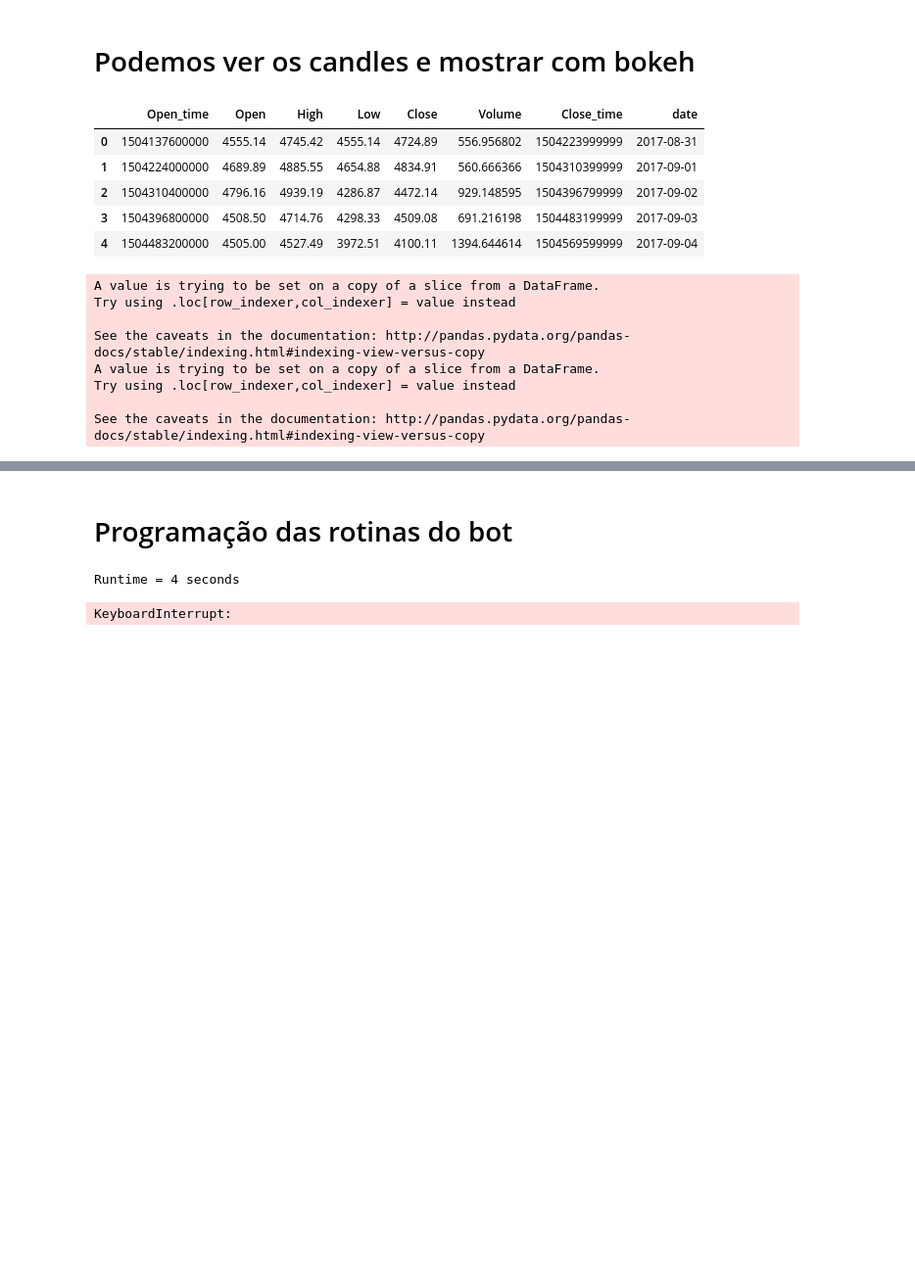
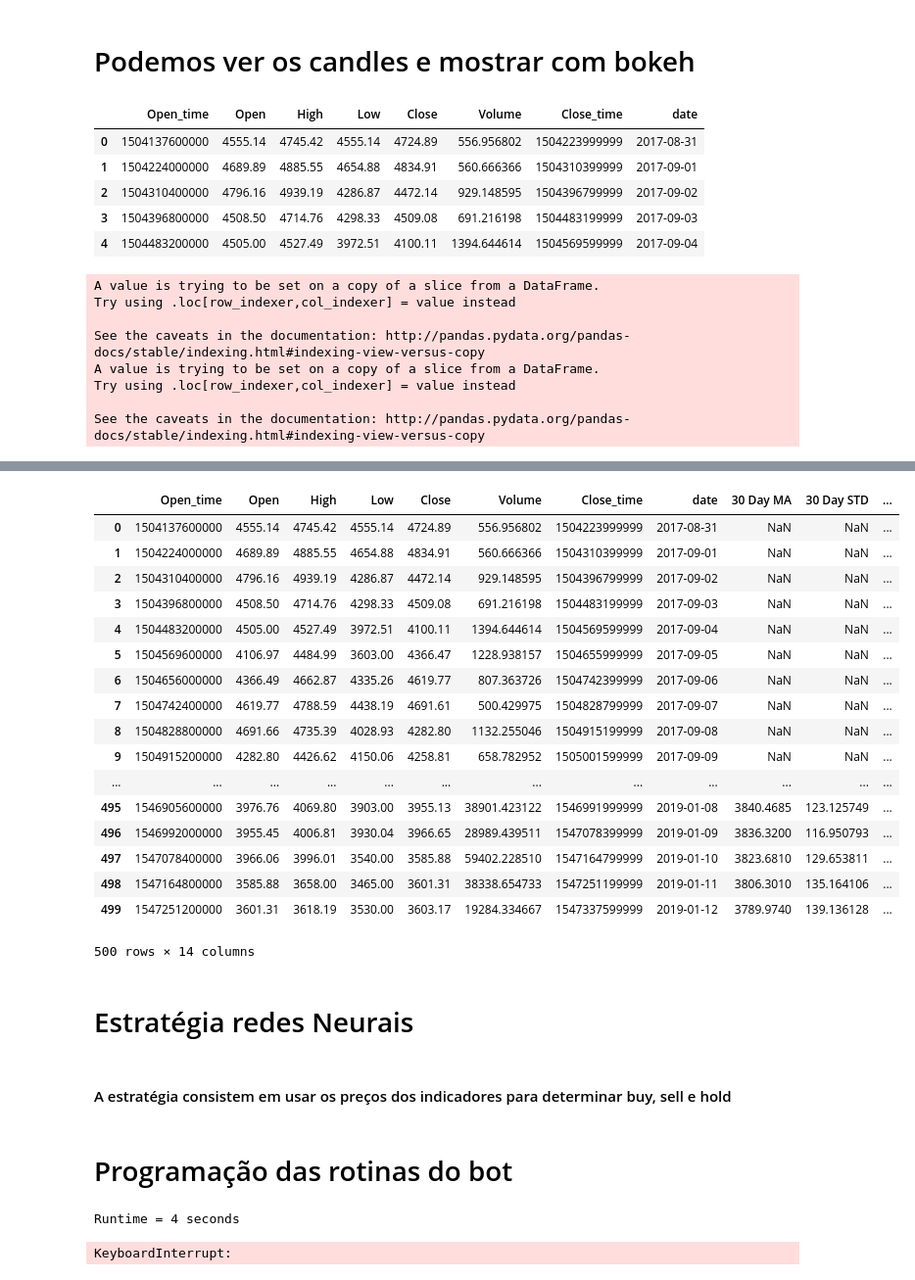
Before and after one commit to GabsGear/cpbr-2019-ktb, a Jupyter notebook: apre_jupyter/apresentacao.ipynb, the cells around one changed output, grey strips where cells are left out. Shown at 98% size. Saved outputs shown, nothing was run; the diff lists cells and outputs as text; code cells hidden in the pictures; blank space fills up the shorter version.

```diff
--- a/apre_jupyter/apresentacao.ipynb
+++ b/apre_jupyter/apresentacao.ipynb
@@ -167,10 +188,10 @@ class Bbands(Aquisition):
     def detectCross(self):
         self.calcBands()
         self.candles['up_cross'] = np.where((self.candles['Close'] >= self.candles['Upper Band'])
-                     , self.candles['Close'], 'NaN')
+                     , 1, 0)
 
         self.candles['down_cross'] = np.where((self.candles['Close'] <= self.candles['Lower Band'])
-             , self.candles['Close'],  'NaN')
+             , 1,  0)
 
         p = self.plotSetting(self.candles)
         p.circle(self.candles.date, self.candles['up_cross'], size=5, color="red", alpha=1)
@@ -215,3 +232,32 @@ bb.detectCross()
+# %%
+from pyti.exponential_moving_average import exponential_moving_average as ema
+
+candles = bb.candles
+
+candles
+# %% [output]
+|  | Open_time | Open | High | Low | Close | Volume | Close_time | date | 30 Day MA | 30 Day STD | ... |
+| 0 | 1504137600000 | 4555.14 | 4745.42 | 4555.14 | 4724.89 | 556.956802 | 1504223999999 | 2017-08-31 | NaN | NaN | ... |
+| 1 | 1504224000000 | 4689.89 | 4885.55 | 4654.88 | 4834.91 | 560.666366 | 1504310399999 | 2017-09-01 | NaN | NaN | ... |
+| 2 | 1504310400000 | 4796.16 | 4939.19 | 4286.87 | 4472.14 | 929.148595 | 1504396799999 | 2017-09-02 | NaN | NaN | ... |
+| 3 | 1504396800000 | 4508.50 | 4714.76 | 4298.33 | 4509.08 | 691.216198 | 1504483199999 | 2017-09-03 | NaN | NaN | ... |
+| 4 | 1504483200000 | 4505.00 | 4527.49 | 3972.51 | 4100.11 | 1394.644614 | 1504569599999 | 2017-09-04 | NaN | NaN | ... |
+| 5 | 1504569600000 | 4106.97 | 4484.99 | 3603.00 | 4366.47 | 1228.938157 | 1504655999999 | 2017-09-05 | NaN | NaN | ... |
+| 6 | 1504656000000 | 4366.49 | 4662.87 | 4335.26 | 4619.77 | 807.363726 | 1504742399999 | 2017-09-06 | NaN | NaN | ... |
+| 7 | 1504742400000 | 4619.77 | 4788.59 | 4438.19 | 4691.61 | 500.429975 | 1504828799999 | 2017-09-07 | NaN | NaN | ... |
+| 8 | 1504828800000 | 4691.66 | 4735.39 | 4028.93 | 4282.80 | 1132.255046 | 1504915199999 | 2017-09-08 | NaN | NaN | ... |
+| 9 | 1504915200000 | 4282.80 | 4426.62 | 4150.06 | 4258.81 | 658.782952 | 1505001599999 | 2017-09-09 | NaN | NaN | ... |
+| ... | ... | ... | ... | ... | ... | ... | ... | ... | ... | ... | ... |
+| 495 | 1546905600000 | 3976.76 | 4069.80 | 3903.00 | 3955.13 | 38901.423122 | 1546991999999 | 2019-01-08 | 3840.4685 | 123.125749 | ... |
+| 496 | 1546992000000 | 3955.45 | 4006.81 | 3930.04 | 3966.65 | 28989.439511 | 1547078399999 | 2019-01-09 | 3836.3200 | 116.950793 | ... |
+| 497 | 1547078400000 | 3966.06 | 3996.01 | 3540.00 | 3585.88 | 59402.228510 | 1547164799999 | 2019-01-10 | 3823.6810 | 129.653811 | ... |
+| 498 | 1547164800000 | 3585.88 | 3658.00 | 3465.00 | 3601.31 | 38338.654733 | 1547251199999 | 2019-01-11 | 3806.3010 | 135.164106 | ... |
+| 499 | 1547251200000 | 3601.31 | 3618.19 | 3530.00 | 3603.17 | 19284.334667 | 1547337599999 | 2019-01-12 | 3789.9740 | 139.136128 | ... |
+500 rows × 14 columns
+# %% [markdown]
+# Estratégia redes Neurais
+# %% [markdown]
+#### A estratégia consistem em usar os preços dos indicadores para determinar buy, sell e hold
 # %% [markdown]
 # Programação das rotinas do bot
 # %%
```
Also changed, not shown: parts of 6 cells of this notebook, 1 other file.
